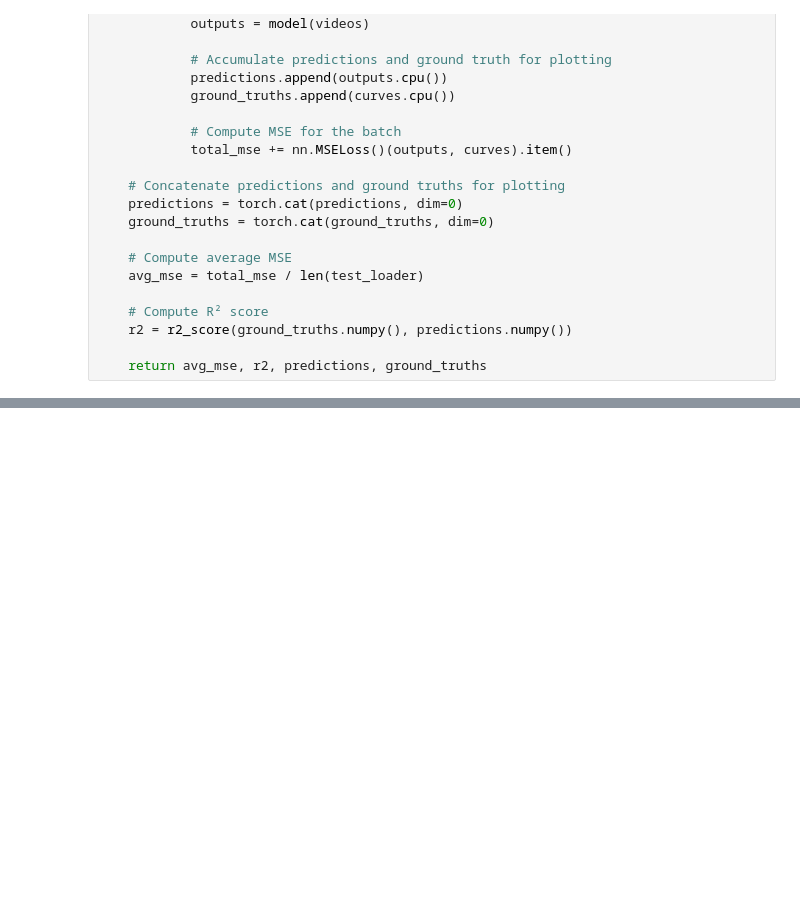
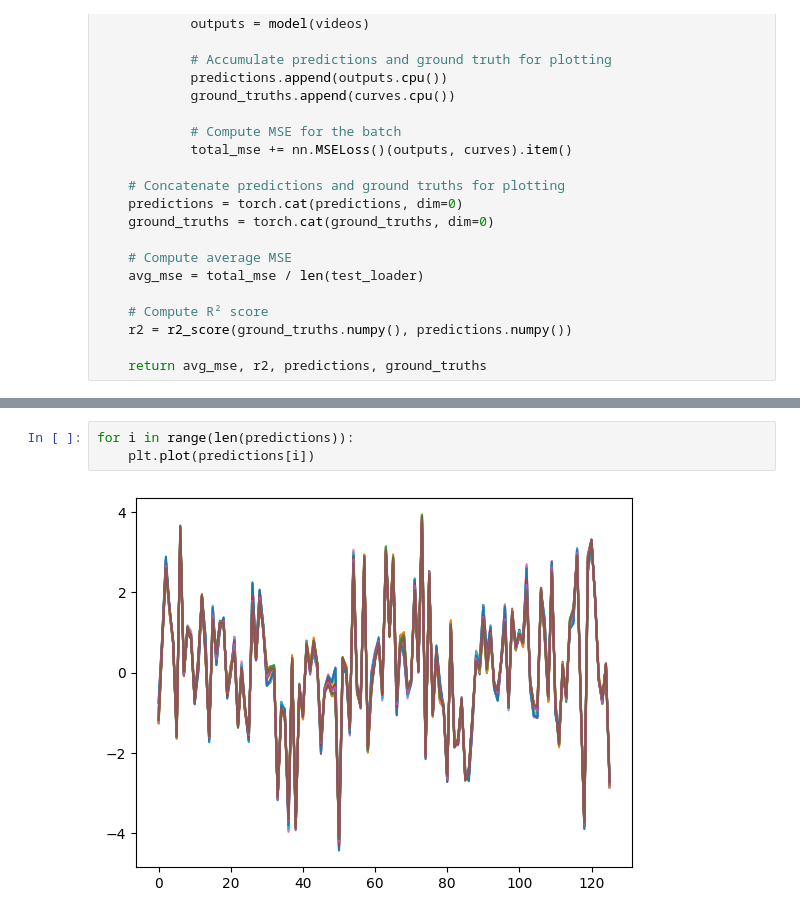
Before and after one commit to nanduruganesh/SwinTransformer, a Jupyter notebook: Ganesh_Experiments/Swin3D.ipynb, the cells around one changed output, grey strips where cells are left out. Saved outputs shown, nothing was run; the diff lists cells and outputs as text; blank space fills up the shorter version.

```diff
--- a/Ganesh_Experiments/Swin3D.ipynb
+++ b/Ganesh_Experiments/Swin3D.ipynb
@@ -190,0 +262,5 @@ Test R²: -4.1291
+# %%
+for i in range(len(predictions)):
+    plt.plot(predictions[i])
+# %% [output]
+[figure, added]
```
Also changed, not shown: parts of 22 cells of this notebook, 2 other files.
